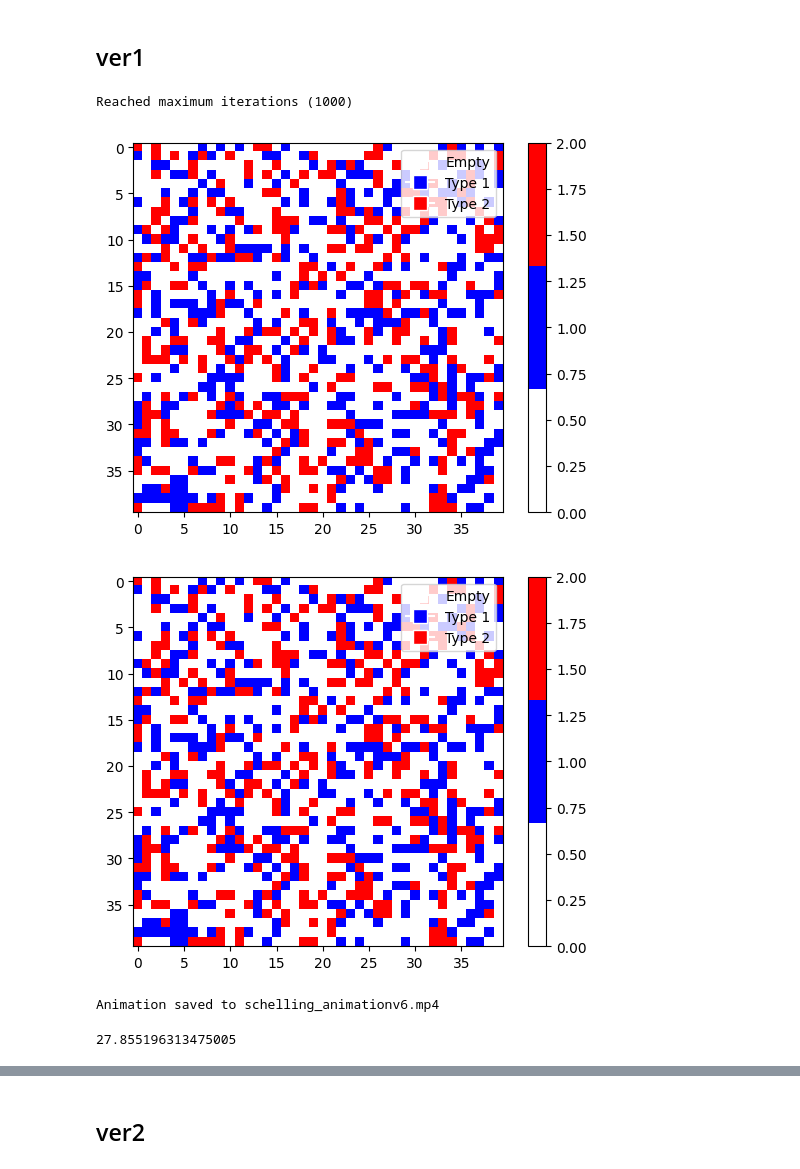
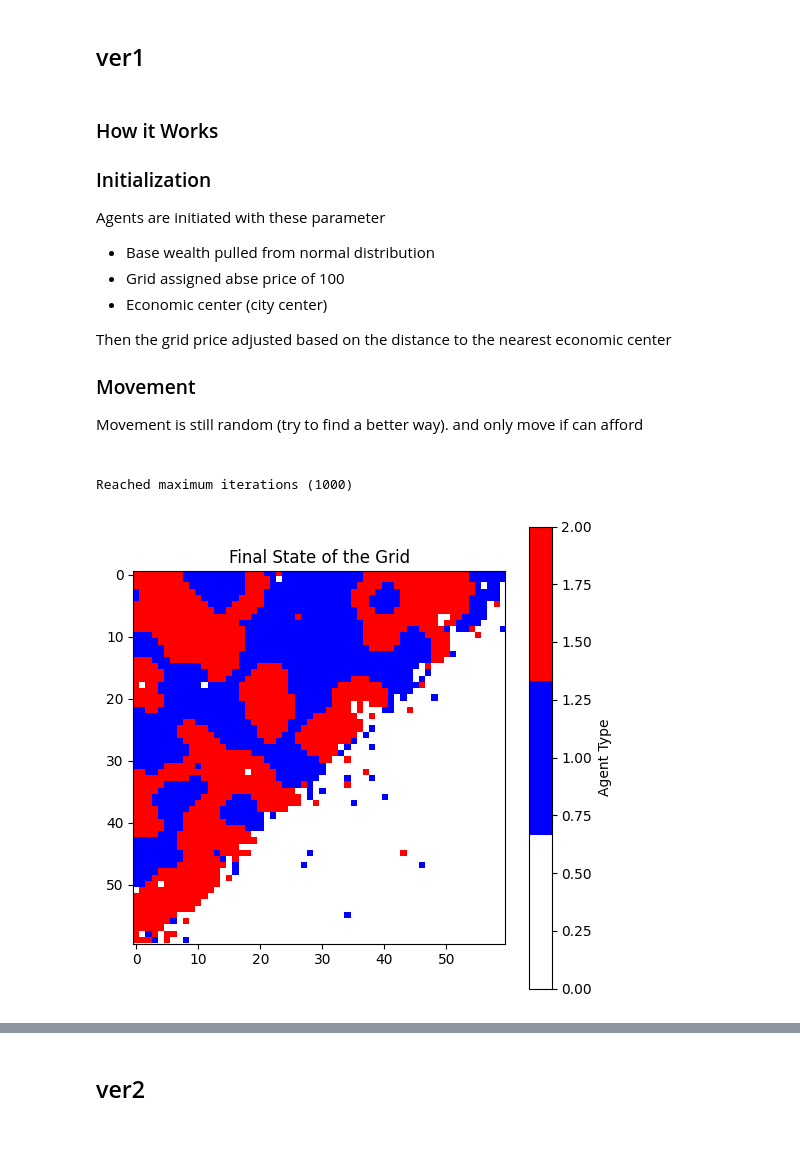
Before and after one commit to gibranfil/simulation, a Jupyter notebook: co_schelling/seggregation_Increasing_price.ipynb, the cells around one changed output, grey strips where cells are left out. Cells and saved outputs as stored; diff of their text form; code cells hidden in the pictures; blank space fills up the shorter version.

```diff
--- a/co_schelling/seggregation_Increasing_price.ipynb
+++ b/co_schelling/seggregation_Increasing_price.ipynb
@@ -2,6 +2,21 @@
 %matplotlib notebook
 # %% [markdown]
 ## ver1
+# %% [markdown]
+### How it Works
+
+### Initialization
+Agents are initiated with these parameter
+- Base wealth pulled from normal distribution
+- Grid assigned abse price of 100
+- Economic center (city center)
+
+Then the grid price adjusted based on the distance to the nearest economic center
+
+### Movement
+
+Movement is still random (try to find a better way). and only move if can afford
+###
 # %%
 import numpy as np
 import matplotlib.pyplot as plt
@@ -161,16 +176,41 @@ class SchellingModel:
                 print(f"Animation saved to {save_path}")
             except Exception as e:
                 print(f"Failed to save animation: {e}")
+
+    def plot_last_state(self):
+        cmap = ListedColormap(['white', 'blue', 'red', 'green', 'yellow', 'purple', 'orange'][:self.n_types + 1])
+        plt.figure(figsize=(6, 6))
+        plt.imshow(self.grid, cmap=cmap, interpolation='none', vmin=0, vmax=self.n_types)
+        plt.title("Final State of the Grid")
+        plt.colorbar(label="Agent Type")
+        plt.show()
+
+    def plot_agents_wealth(self):
+        wealth_grid = np.zeros((self.grid_size, self.grid_size), dtype=float)
+
+        for (x, y), money in self.money.items():
+            wealth_grid[x, y] = money
+
+        plt.figure(figsize=(6, 6))
+        plt.imshow(wealth_grid, cmap='viridis', interpolation='none')
+        plt.title("Agents' Wealth Distribution")
+        plt.colorbar(label="Wealth")
+        plt.show()
+
+    def plot_grid_costs(self):
+        """
+        Plots the grid costs as a heatmap.
+        """
+        plt.figure(figsize=(6, 6))
+        plt.imshow(self.grid_costs, cmap='viridis', interpolation='none')
+        plt.title("Grid Costs")
+        plt.colorbar(label="Cost")
+        plt.show()
 # %%
-model = SchellingModel(grid_size=40, n_agents=700, n_types=2, similarity_threshold=0.5)
+model = SchellingModel(grid_size=60, n_agents=2000, n_types=2, similarity_threshold=0.5)
 model.run()
-model.create_animation(save_path='schelling_animationv6.mp4')
+#model.create_animation(save_path='schelling_animationv6.mp4')
+model.plot_last_state()
 # %% [output]
 Reached maximum iterations (1000)
-[figure, old version]
+[figure, new version]
-[figure, removed]
-Animation saved to schelling_animationv6.mp4
-# %%
-np.random.normal(20, 10)
-# %% [output]
-27.855196313475005
```
Also changed, not shown: parts of 8 cells of this notebook, 4 other files.
